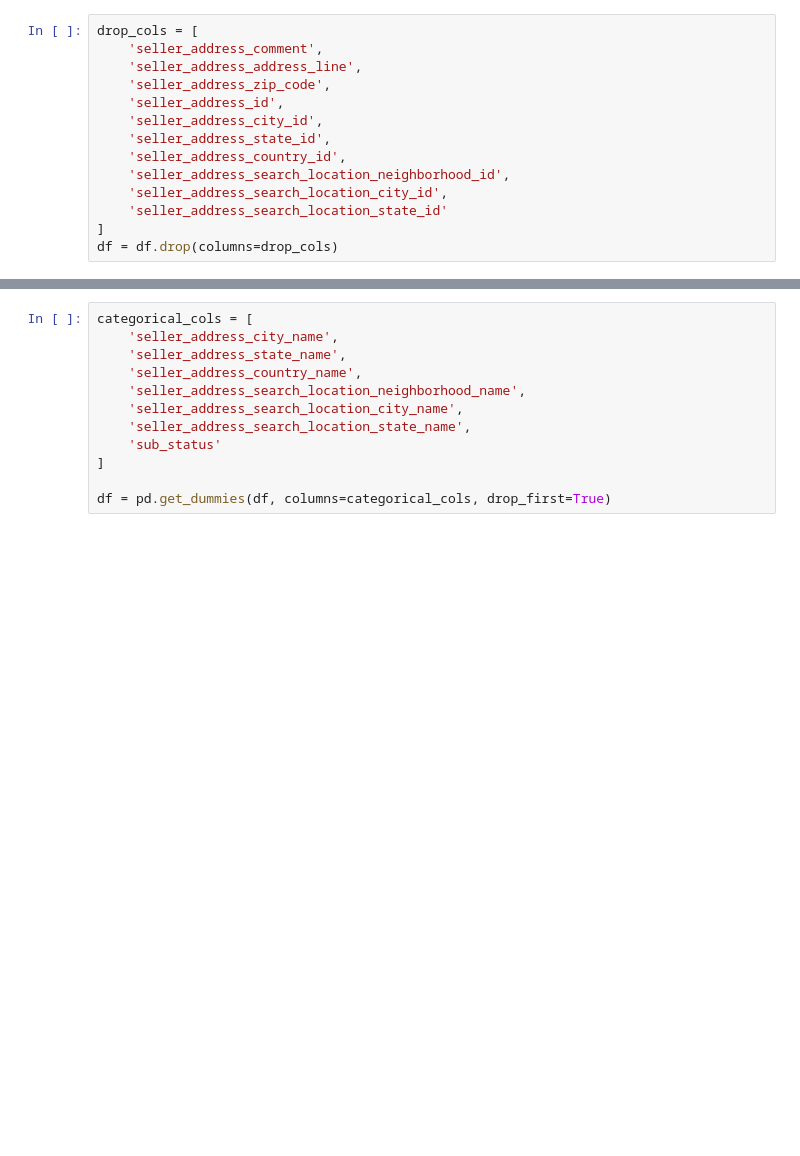
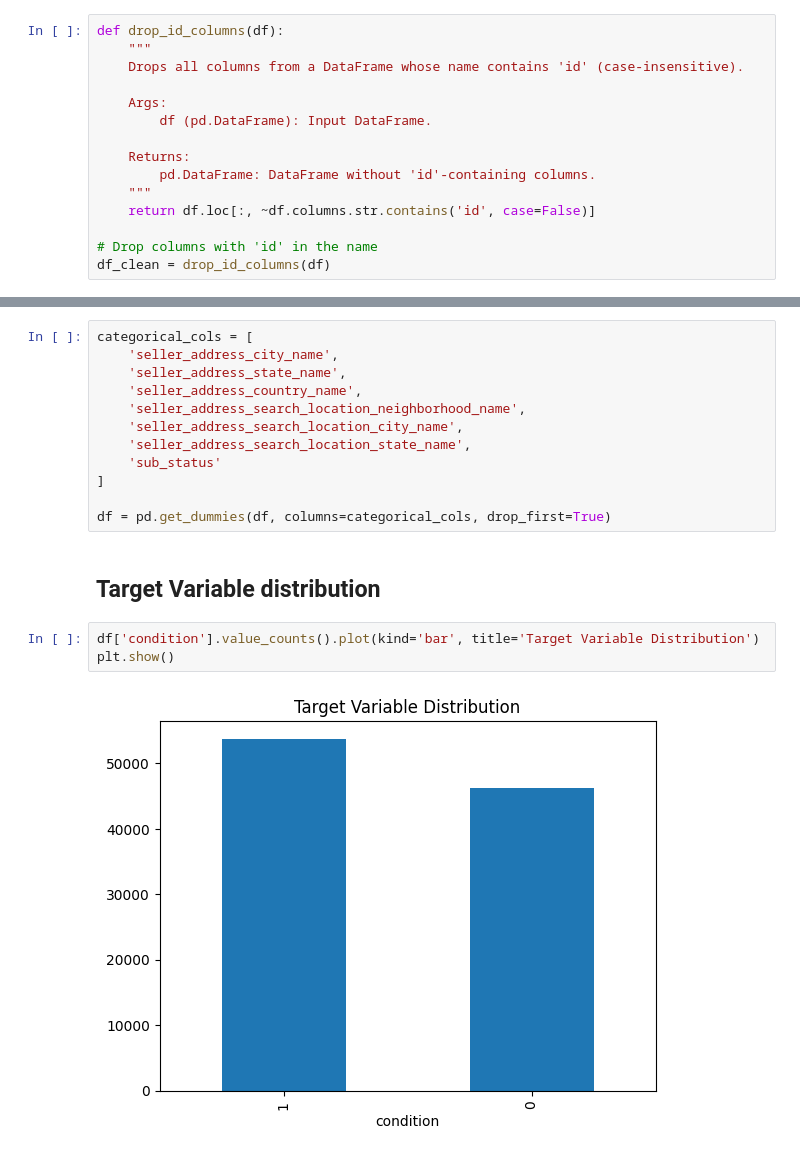
Before and after one commit to ntlg72/ml_exercise, a Jupyter notebook: 1.0-nlg-EDA.ipynb, the cells around one changed output, grey strips where cells are left out. Cells and saved outputs as stored; diff of their text form; blank space fills up the shorter version.

```diff
--- a/1.0-nlg-EDA.ipynb
+++ b/1.0-nlg-EDA.ipynb
@@ -189,19 +272,20 @@ The following columns are either:
 * exact duplicates under different names (e.g., multiple city/state fields),
 * or long text not relevant for classification.
 # %%
-drop_cols = [
-    'seller_address_comment',
-    'seller_address_address_line',
-    'seller_address_zip_code',
-    'seller_address_id',
-    'seller_address_city_id',
-    'seller_address_state_id',
-    'seller_address_country_id',
-    'seller_address_search_location_neighborhood_id',
-    'seller_address_search_location_city_id',
-    'seller_address_search_location_state_id'
-]
-df = df.drop(columns=drop_cols)
+def drop_id_columns(df):
+    """
+    Drops all columns from a DataFrame whose name contains 'id' (case-insensitive).
+
+    Args:
+        df (pd.DataFrame): Input DataFrame.
+
+    Returns:
+        pd.DataFrame: DataFrame without 'id'-containing columns.
+    """
+    return df.loc[:, ~df.columns.str.contains('id', case=False)]
+
+# Drop columns with 'id' in the name
+df_clean = drop_id_columns(df)
 # %% [markdown]
 ### 3. **Handle missing values**
 
@@ -237,3 +321,10 @@ categorical_cols = [
 ]
 
 df = pd.get_dummies(df, columns=categorical_cols, drop_first=True)
+# %% [markdown]
+## Target Variable distribution
+# %%
+df['condition'].value_counts().plot(kind='bar', title='Target Variable Distribution')
+plt.show()
+# %% [output]
+[figure, added]
```
Also changed, not shown: parts of 13 cells of this notebook, 1 other file.
